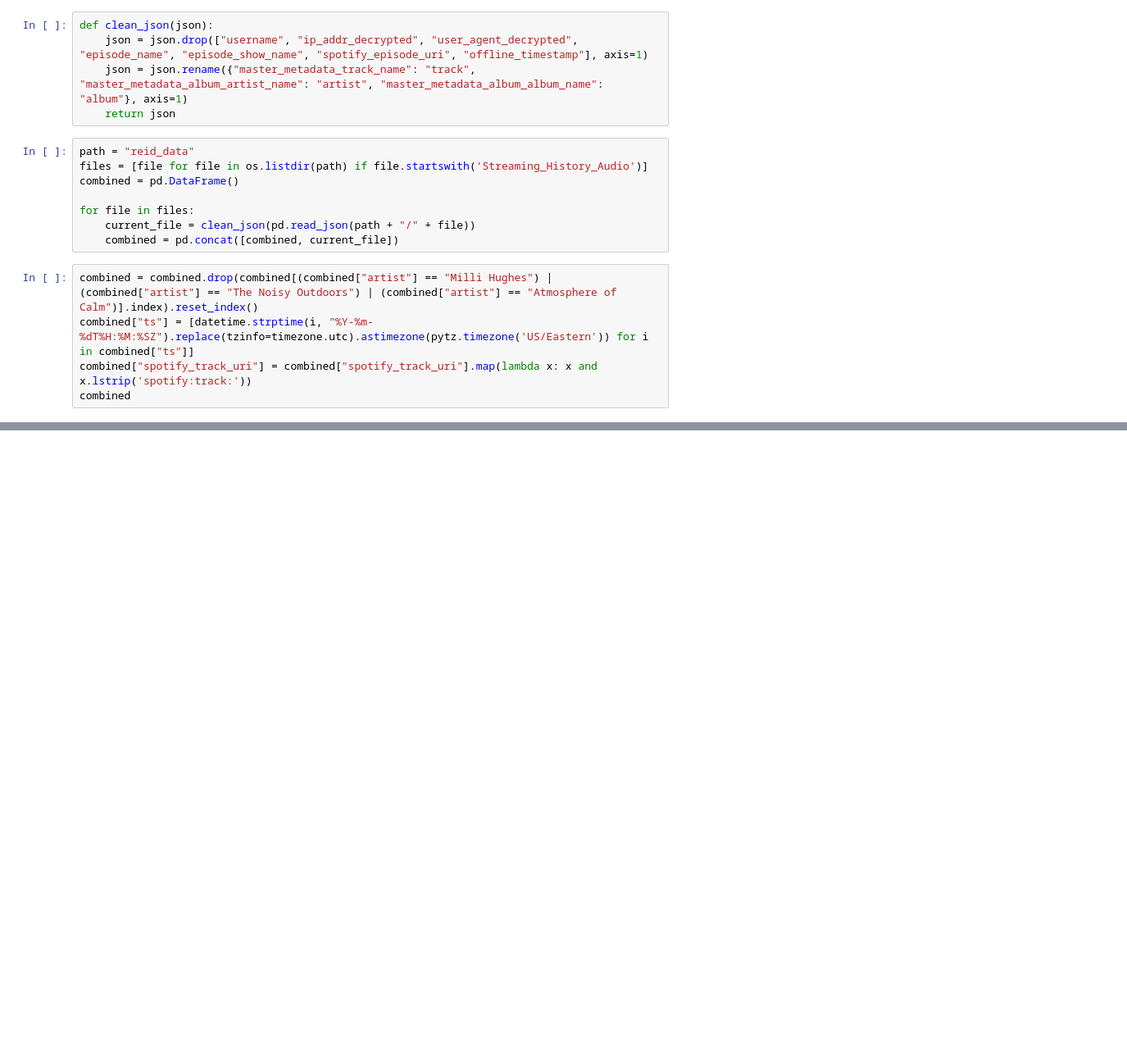
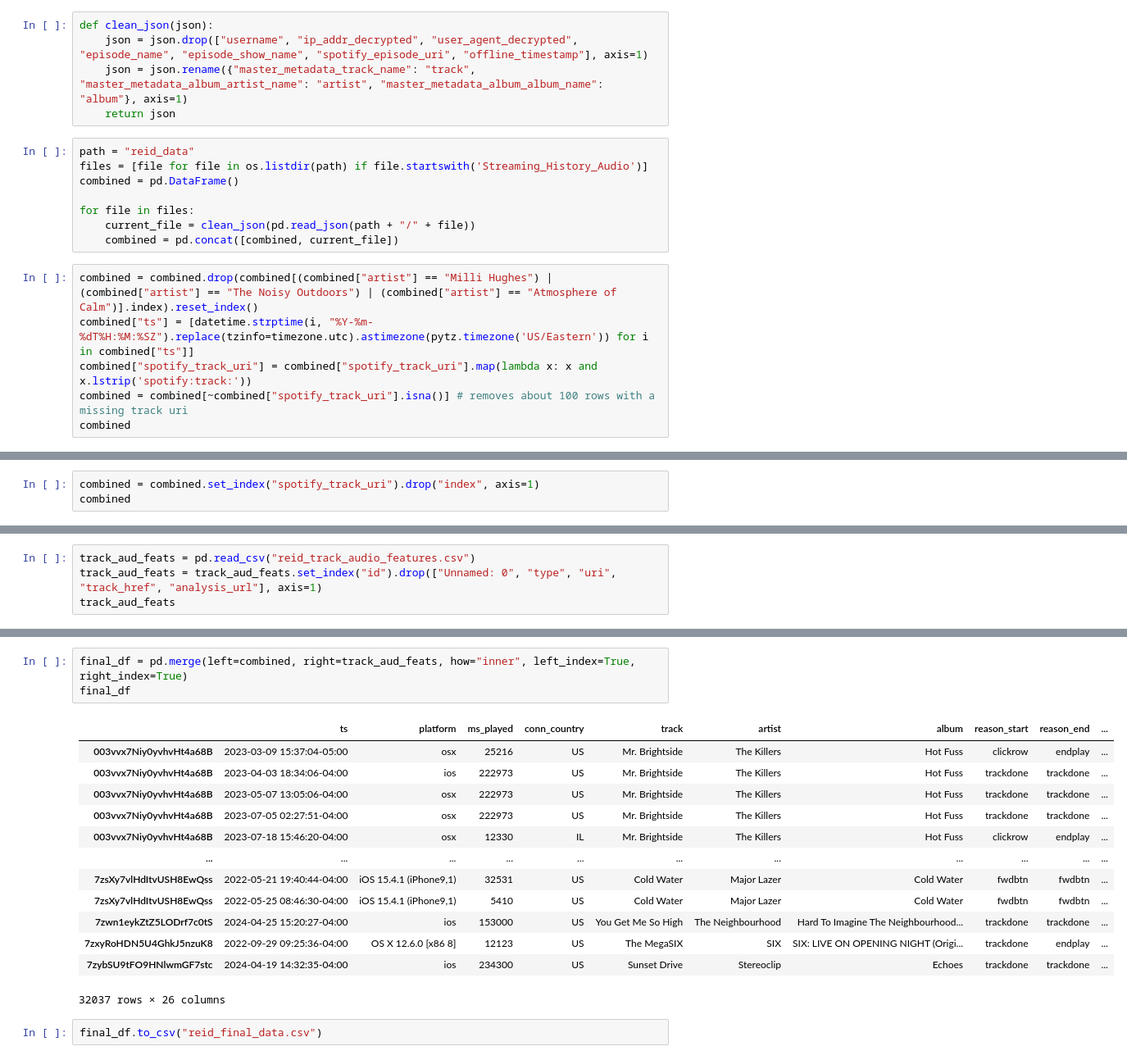
Before and after one commit to thereidfleish/info3300-p2, a Jupyter notebook: test.ipynb, the cells around one changed output, grey strips where cells are left out. Shown at 82% size. Saved outputs shown, nothing was run; the diff lists cells and outputs as text; blank space fills up the shorter version.

```diff
--- a/test.ipynb
+++ b/test.ipynb
@@ -20,6 +24,7 @@ for file in files:
 combined = combined.drop(combined[(combined["artist"] == "Milli Hughes") | (combined["artist"] == "The Noisy Outdoors") | (combined["artist"] == "Atmosphere of Calm")].index).reset_index()
 combined["ts"] = [datetime.strptime(i, "%Y-%m-%dT%H:%M:%SZ").replace(tzinfo=timezone.utc).astimezone(pytz.timezone('US/Eastern')) for i in combined["ts"]]
 combined["spotify_track_uri"] = combined["spotify_track_uri"].map(lambda x: x and x.lstrip('spotify:track:'))
+combined = combined[~combined["spotify_track_uri"].isna()] # removes about 100 rows with a missing track uri
 combined
 # %% [output]
 |  | index | ts | platform | ms_played | conn_country | track | artist | album | spotify_track_uri | ... |
@@ -68,0 +71,3 @@ df["artists"].value_counts().to_csv("g.csv")
+# %%
+combined = combined.set_index("spotify_track_uri").drop("index", axis=1)
+combined
@@ -68,0 +89,4 @@ df["artists"].value_counts().to_csv("g.csv")
+# %%
+track_aud_feats = pd.read_csv("reid_track_audio_features.csv")
+track_aud_feats = track_aud_feats.set_index("id").drop(["Unnamed: 0", "type", "uri", "track_href", "analysis_url"], axis=1)
+track_aud_feats
@@ -68,0 +108,19 @@ df["artists"].value_counts().to_csv("g.csv")
+# %%
+final_df = pd.merge(left=combined, right=track_aud_feats, how="inner", left_index=True, right_index=True)
+final_df
+# %% [output]
+|  | ts | platform | ms_played | conn_country | track | artist | album | reason_start | reason_end | ... |
+| 003vvx7Niy0yvhvHt4a68B | 2023-03-09 15:37:04-05:00 | osx | 25216 | US | Mr. Brightside | The Killers | Hot Fuss | clickrow | endplay | ... |
+| 003vvx7Niy0yvhvHt4a68B | 2023-04-03 18:34:06-04:00 | ios | 222973 | US | Mr. Brightside | The Killers | Hot Fuss | trackdone | trackdone | ... |
+| 003vvx7Niy0yvhvHt4a68B | 2023-05-07 13:05:06-04:00 | osx | 222973 | US | Mr. Brightside | The Killers | Hot Fuss | trackdone | trackdone | ... |
+| 003vvx7Niy0yvhvHt4a68B | 2023-07-05 02:27:51-04:00 | osx | 222973 | US | Mr. Brightside | The Killers | Hot Fuss | trackdone | trackdone | ... |
+| 003vvx7Niy0yvhvHt4a68B | 2023-07-18 15:46:20-04:00 | osx | 12330 | IL | Mr. Brightside | The Killers | Hot Fuss | clickrow | endplay | ... |
+| ... | ... | ... | ... | ... | ... | ... | ... | ... | ... | ... |
+| 7zsXy7vlHdItvUSH8EwQss | 2022-05-21 19:40:44-04:00 | iOS 15.4.1 (iPhone9,1) | 32531 | US | Cold Water | Major Lazer | Cold Water | fwdbtn | fwdbtn | ... |
+| 7zsXy7vlHdItvUSH8EwQss | 2022-05-25 08:46:30-04:00 | iOS 15.4.1 (iPhone9,1) | 5410 | US | Cold Water | Major Lazer | Cold Water | fwdbtn | fwdbtn | ... |
+| 7zwn1eykZtZ5LODrf7c0tS | 2024-04-25 15:20:27-04:00 | ios | 153000 | US | You Get Me So High | The Neighbourhood | Hard To Imagine The Neighbourhood... | trackdone | trackdone | ... |
+| 7zxyRoHDN5U4GhkJ5nzuK8 | 2022-09-29 09:25:36-04:00 | OS X 12.6.0 [x86 8] | 12123 | US | The MegaSIX | SIX | SIX: LIVE ON OPENING NIGHT (Origi... | trackdone | endplay | ... |
+| 7zybSU9tFO9HNlwmGF7stc | 2024-04-19 14:32:35-04:00 | ios | 234300 | US | Sunset Drive | Stereoclip | Echoes | trackdone | trackdone | ... |
+32037 rows × 26 columns
+# %%
+final_df.to_csv("reid_final_data.csv")
```
Also changed, not shown: parts of 18 cells of this notebook.
